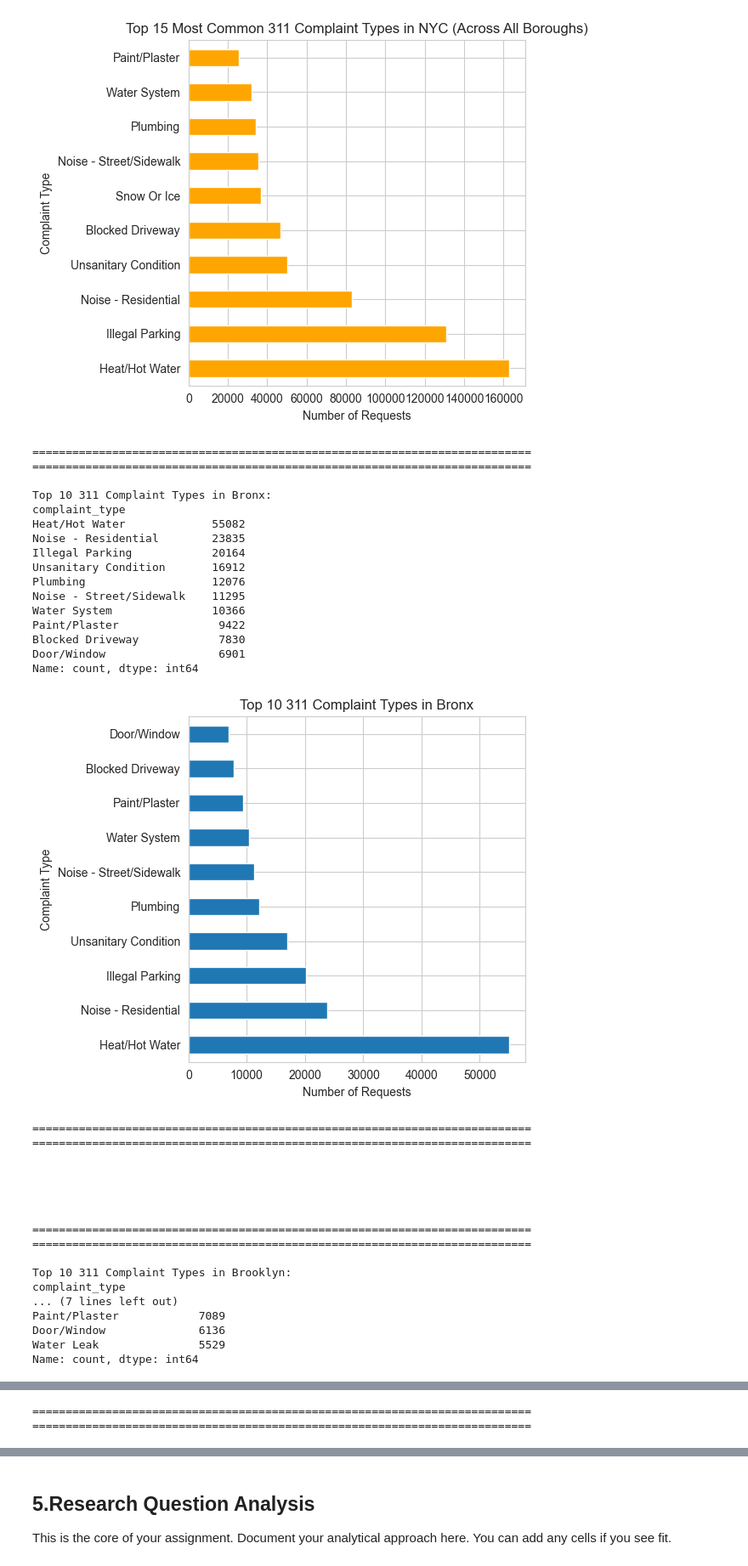
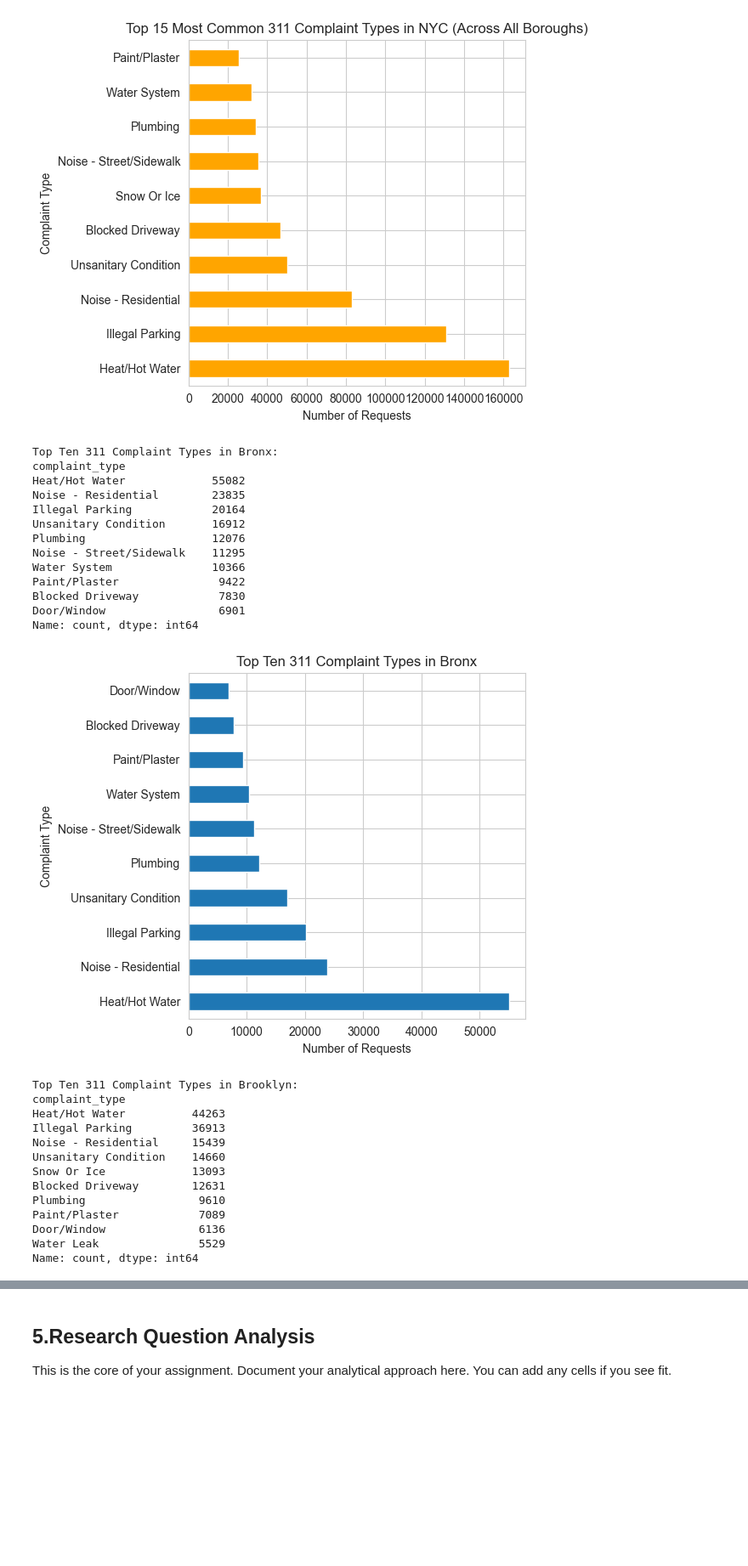
Before and after one commit to npisar/SI313-homework, a Jupyter notebook: module assignments/pisarczyk_Readymade Data Assignment.ipynb, the cells around one changed output, grey strips where cells are left out. Shown at 85% size. Cells and saved outputs as stored; diff of their text form; code cells hidden in the pictures; blank space fills up the shorter version.

```diff
--- a/module assignments/pisarczyk_Readymade Data Assignment.ipynb
+++ b/module assignments/pisarczyk_Readymade Data Assignment.ipynb
@@ -505,61 +503,49 @@ Now I want to see if the most common complaint types differs across boroughs in
 If we look at the different borough graphs in this section, we can see a difference in the top ten from the most common complaint types across all of NYC
 """
 
 boroughs = df_clean['borough'].unique()
 
 # number of results to show
-top_n = 10
 for borough in boroughs:
-    spacer_top(75)
+    borough_df = df_clean[df_clean['borough'] == borough]
+    complaint_counts = borough_df['complaint_type'].value_counts().head(10)
 
-    borough_df = df_clean[df_clean['borough'] == borough]
-    complaint_counts = borough_df['complaint_type'].value_counts().head(top_n)
-
-    # output
-    print(f"\nTop {top_n} 311 Complaint Types in {borough.title()}:")
+    # printed output
+    print(f"\nTop Ten 311 Complaint Types in {borough.title()}:")
     print(complaint_counts)
 
     # graph
     plt.figure(figsize=(6, 5))
     complaint_counts.plot(kind='barh')
     plt.xlabel('Number of Requests')
     plt.ylabel('Complaint Type')
-    plt.title(f'Top {top_n} 311 Complaint Types in {borough.title()}')
+    plt.title(f'Top Ten 311 Complaint Types in {borough.title()}')
     plt.tight_layout()
     plt.show()
-
-    spacer_bottom(75)
 # %% [output]
-===========================================================================
-===========================================================================
-
-Top 10 311 Complaint Types in Bronx:
+Top Ten 311 Complaint Types in Bronx:
 complaint_type
 Heat/Hot Water             55082
 Noise - Residential        23835
 Illegal Parking            20164
 Unsanitary Condition       16912
 Plumbing                   12076
 Noise - Street/Sidewalk    11295
 Water System               10366
 Paint/Plaster               9422
 Blocked Driveway            7830
 Door/Window                 6901
 Name: count, dtype: int64
-[figure, old version]
+[figure, new version]
-===========================================================================
-===========================================================================
-
-
-
-
-
-===========================================================================
-===========================================================================
-
-Top 10 311 Complaint Types in Brooklyn:
+Top Ten 311 Complaint Types in Brooklyn:
 complaint_type
-... (7 lines left out)
+Heat/Hot Water          44263
+Illegal Parking         36913
+Noise - Residential     15439
+Unsanitary Condition    14660
+Snow Or Ice             13093
+Blocked Driveway        12631
+Plumbing                 9610
 Paint/Plaster            7089
 Door/Window              6136
 Water Leak               5529
@@ -622,2 +595,0 @@ Name: count, dtype: int64
-===========================================================================
-===========================================================================
```
Also changed, not shown: parts of 20 cells of this notebook.
